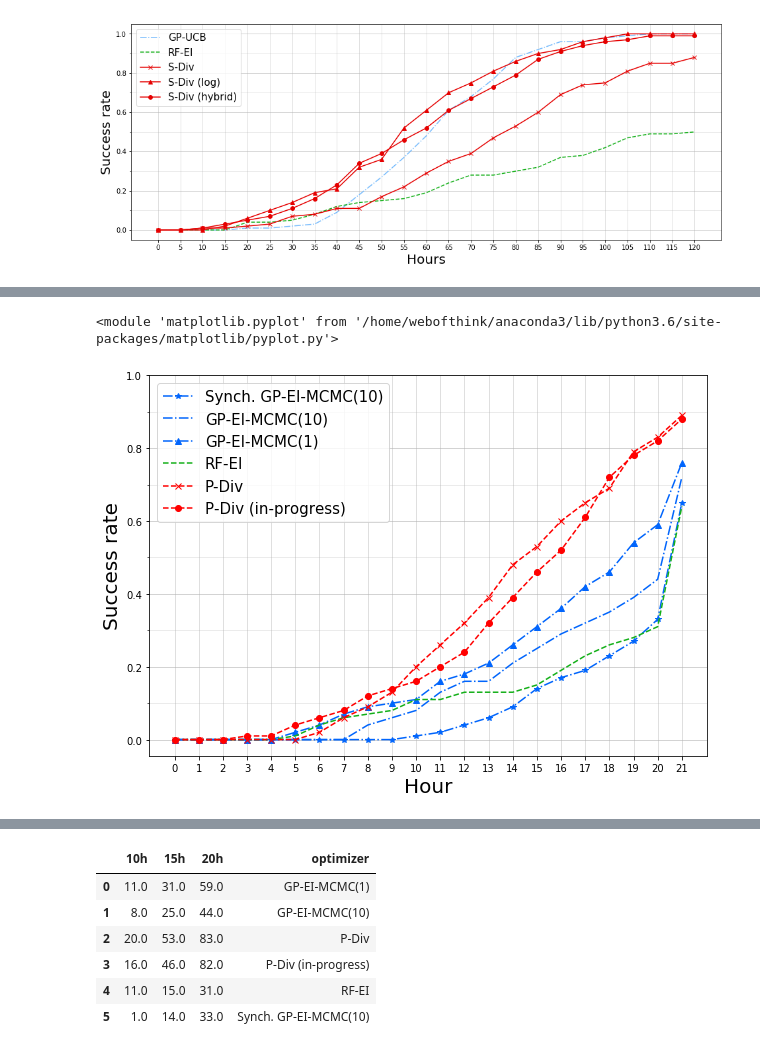
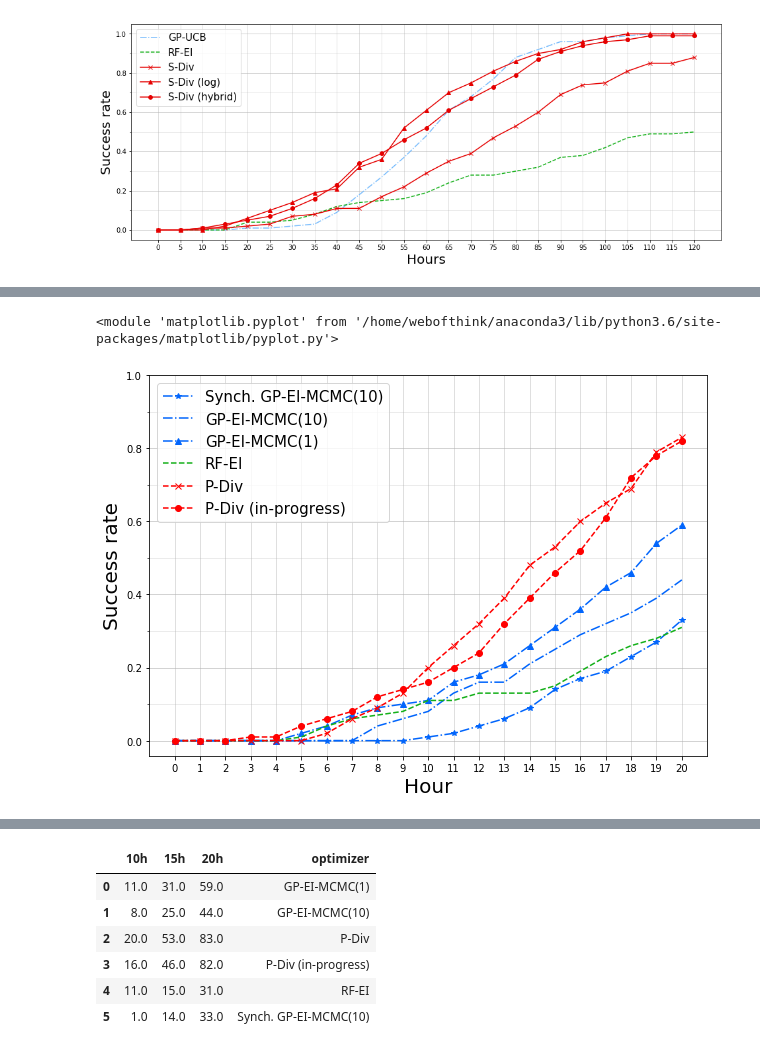
Before and after one commit to yongjinkim49/ecml, a Jupyter notebook: results/[ICML19] CIFAR10-ResNet performance evaluation.ipynb, the cells around one changed output, grey strips where cells are left out. Saved outputs shown, nothing was run; the diff lists cells and outputs as text; code cells hidden in the pictures.

```diff
--- a/results/[ICML19] CIFAR10-ResNet performance evaluation.ipynb
+++ b/results/[ICML19] CIFAR10-ResNet performance evaluation.ipynb
@@ -102,30 +108,33 @@ results_6['P-Div'] = load_json(path + 'ASYNC-BATCH.M6.None.None.no_failover' + p
 # %%
 def restyle(name):
     marker = ''
     color ='black'
     line_style = '--'
     if 'GP-EI' in name:
         line_style = '-.'
         color = 'xkcd:bright blue'
     elif 'RF-EI' in name:
         color = 'xkcd:green'
     elif '-Div' in name:
         color = 'red'
     if 'P-Div' == name:
         marker = 'x'
     elif 'P-Div (in-progress)' == name:
         marker = 'o'
     elif 'MCMC(1)' in name:
         marker = '^'
     elif 'Synch.' in name:
         marker = '*'
     return marker, color, line_style
 
-bos = ['Synch. GP-EI-MCMC(10)', 'GP-EI-MCMC(10)', 'GP-EI-MCMC(1)', 'RF-EI']
-divs = ['P-Div', 'P-Div (in-progress)']
+parallels = ['Synch. GP-EI-MCMC(10)', 'GP-EI-MCMC(10)', 'GP-EI-MCMC(1)', 'RF-EI', 'P-Div', 'P-Div (in-progress)']
+p_g = []
+for p in parallels:
+    p_g.append({"opt": p})
 
-draw_success_rate_fig(results_6, target_goal =s['accuracy'], x_max=22, criteria='Hour', step_size=1, get_style=restyle,
-                           indi=bos,  div=divs, width=10, height=7,  num_runs=num_trials )
+draw_success_rate_fig(results_6, s['accuracy'], 21,
+                                              criteria='Hour', step_size=1, style_format=restyle,
+                                               parallel=p_g, width=10, height=7,  num_runs=num_trials )
 # %% [output]
 <module 'matplotlib.pyplot' from '/home/webofthink/anaconda3/lib/python3.6/site-packages/matplotlib/pyplot.py'>
-[figure, old version]
+[figure, new version]
```
Also changed, not shown: parts of 8 cells of this notebook, 5 other files.
